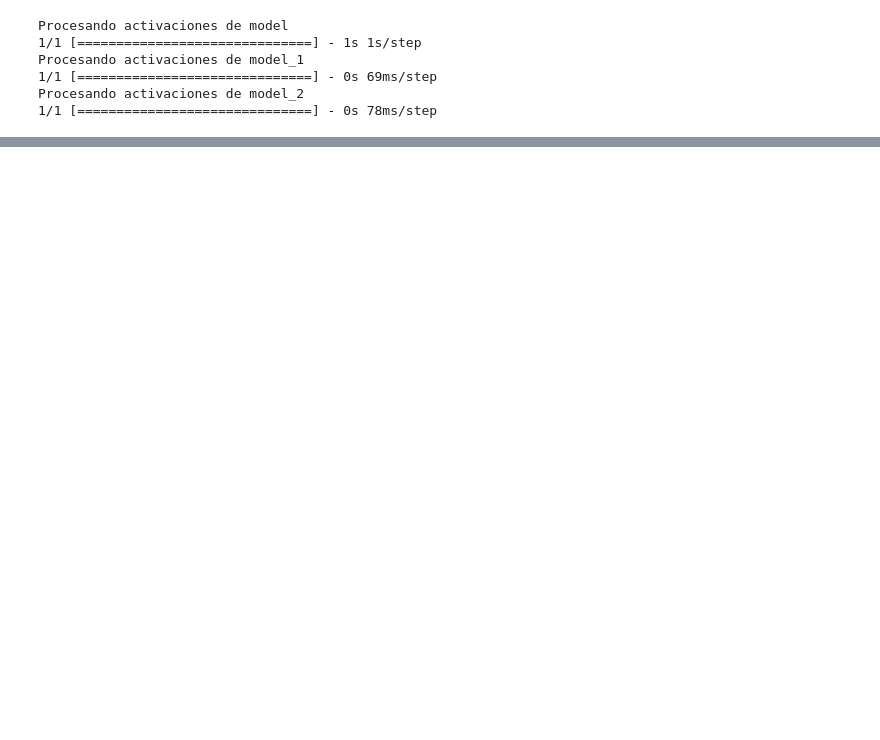
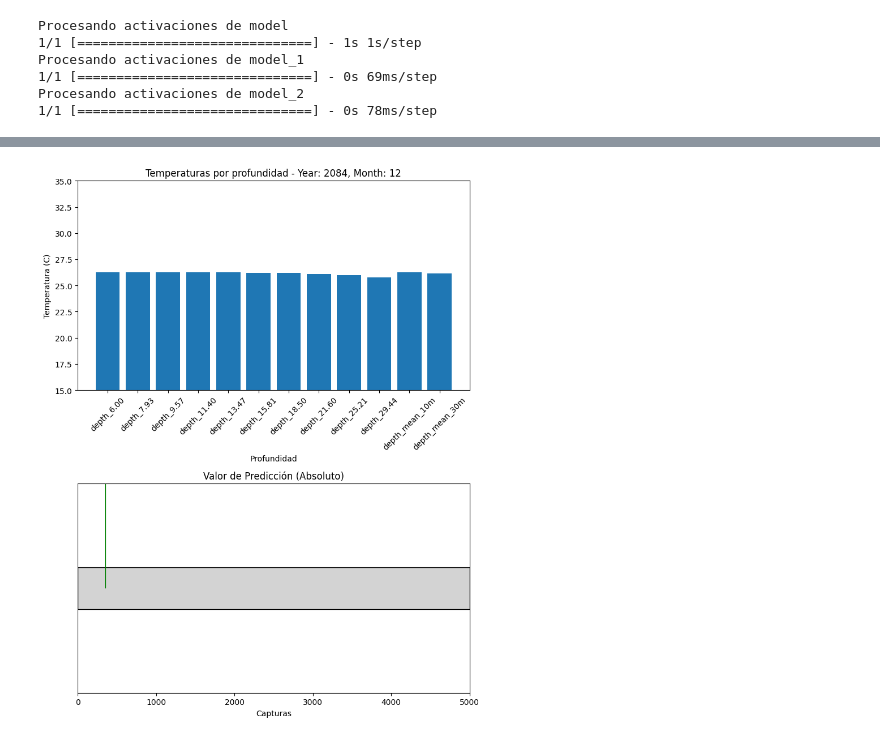
Before and after one commit to cedointercultural/CC-DLM-MFisheries, a Jupyter notebook: model_opener.ipynb, the cells around one changed output, grey strips where cells are left out. Cells and saved outputs as stored; diff of their text form; code cells hidden in the pictures; blank space fills up the shorter version.

```diff
--- a/model_opener.ipynb
+++ b/model_opener.ipynb
@@ -142,0 +551,59 @@ plt.show()
+# %%
+import pandas as pd
+import matplotlib.pyplot as plt
+import matplotlib.animation as animation
+import matplotlib.patches as patches
+
+# Cargar los datos desde el archivo CSV
+data_path = "combined_data_for_activation.csv"
+data = pd.read_csv(data_path)
+
+# Suponiendo que los datos tienen columnas 'Year', 'Month', 'Prediction' y varias columnas de profundidad que comienzan con 'depth'
+temp_columns = [col for col in data.columns if col.startswith('depth')]
+data['YearMonth'] = pd.to_datetime(data['Year'].astype(str) + '-' + data['Month'].astype(str))
+data = data.sort_values(by='YearMonth')
+
+# Crear la figura y los ejes
+fig, (ax1, ax2) = plt.subplots(2, 1, figsize=(8, 10))
+
+# Función para actualizar la gráfica en cada frame
+def update_plot(frame):
+    ax1.clear()
+    ax2.clear()
+
+    # Datos actuales para el frame
+    current_data = data.iloc[frame]
+
+    # Gráfica de barras para las temperaturas
+    ax1.bar(temp_columns, current_data[temp_columns], color='#1f77b4')
+    ax1.set_ylim(15, 35)
+    ax1.set_title(f'Temperaturas por profundidad - Year: {current_data["Year"]}, Month: {current_data["Month"]}')
+    ax1.set_xlabel('Profundidad')
+    ax1.set_ylabel('Temperatura (C)')
+    ax1.tick_params(axis='x', rotation=45)
+
+    # Gráfica para el valor de predicción
+    prediction_value = abs(current_data['predictions'])
+    ax2.set_xlim(0, 5000)
+    ax2.set_ylim(0, 1)
+    ax2.set_title('Valor de Predicción (Absoluto)')
+    ax2.set_xlabel('Capturas')
+    ax2.set_yticks([])
+
+    # Dibujar el rectángulo y la flecha
+    rect = patches.Rectangle((0, 0.4), 5000, 0.2, linewidth=1, edgecolor='black', facecolor='lightgray')
+    ax2.add_patch(rect)
+    arrow = patches.FancyArrow(prediction_value, 0.5, 0, 0, width=0.1, head_width=0.3, head_length=200, color='g')
+    ax2.add_patch(arrow)
+
+    plt.tight_layout()
+
+# Crear la animación
+ani = animation.FuncAnimation(fig, update_plot, frames=len(data), repeat=False)
+
+# Guardar la animación como un GIF
+ani.save("output_animation.gif", writer='pillow', fps=2)
+
+plt.show()
+# %% [output]
+[figure, added]
```
Also changed, not shown: parts of 9 cells of this notebook, 11 other files.
